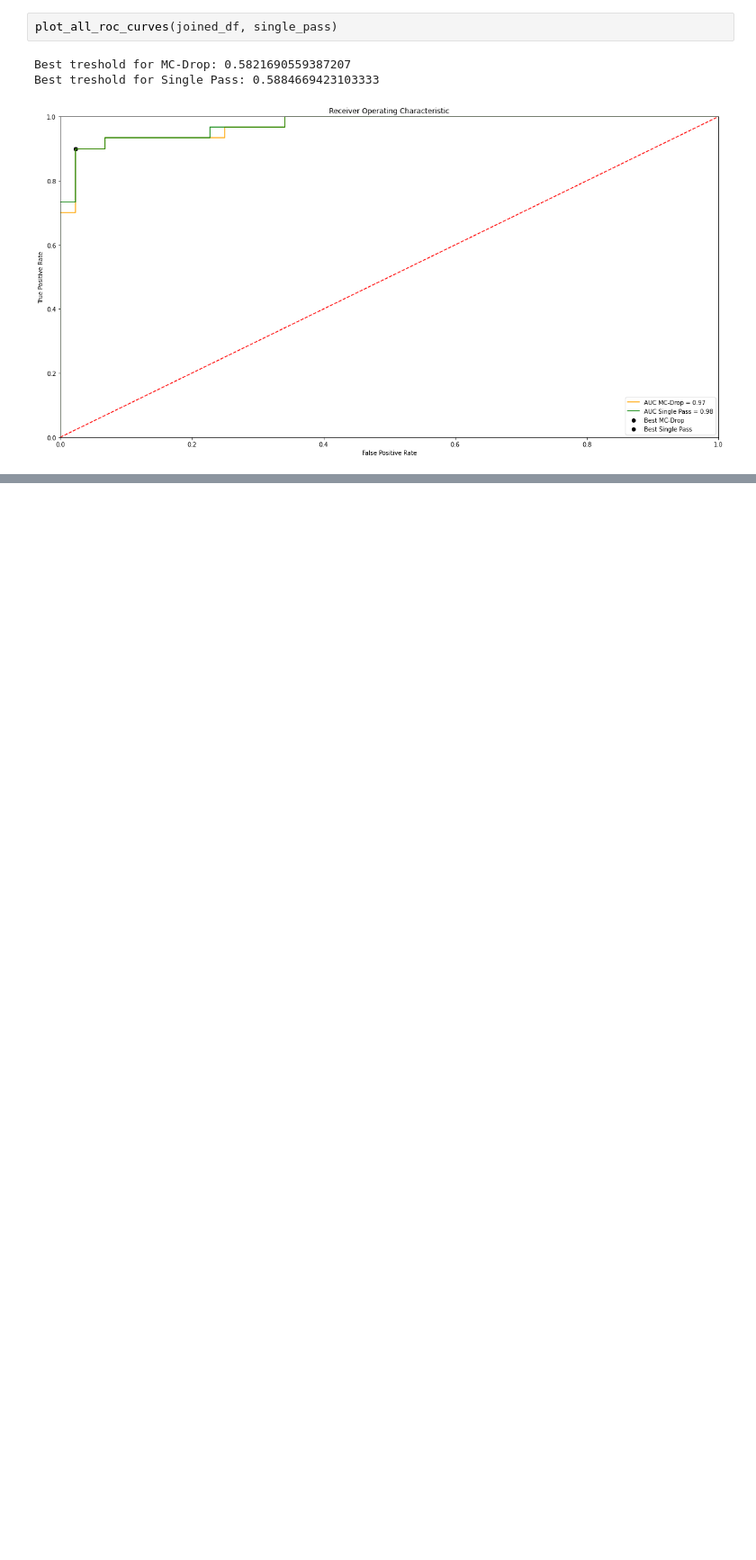
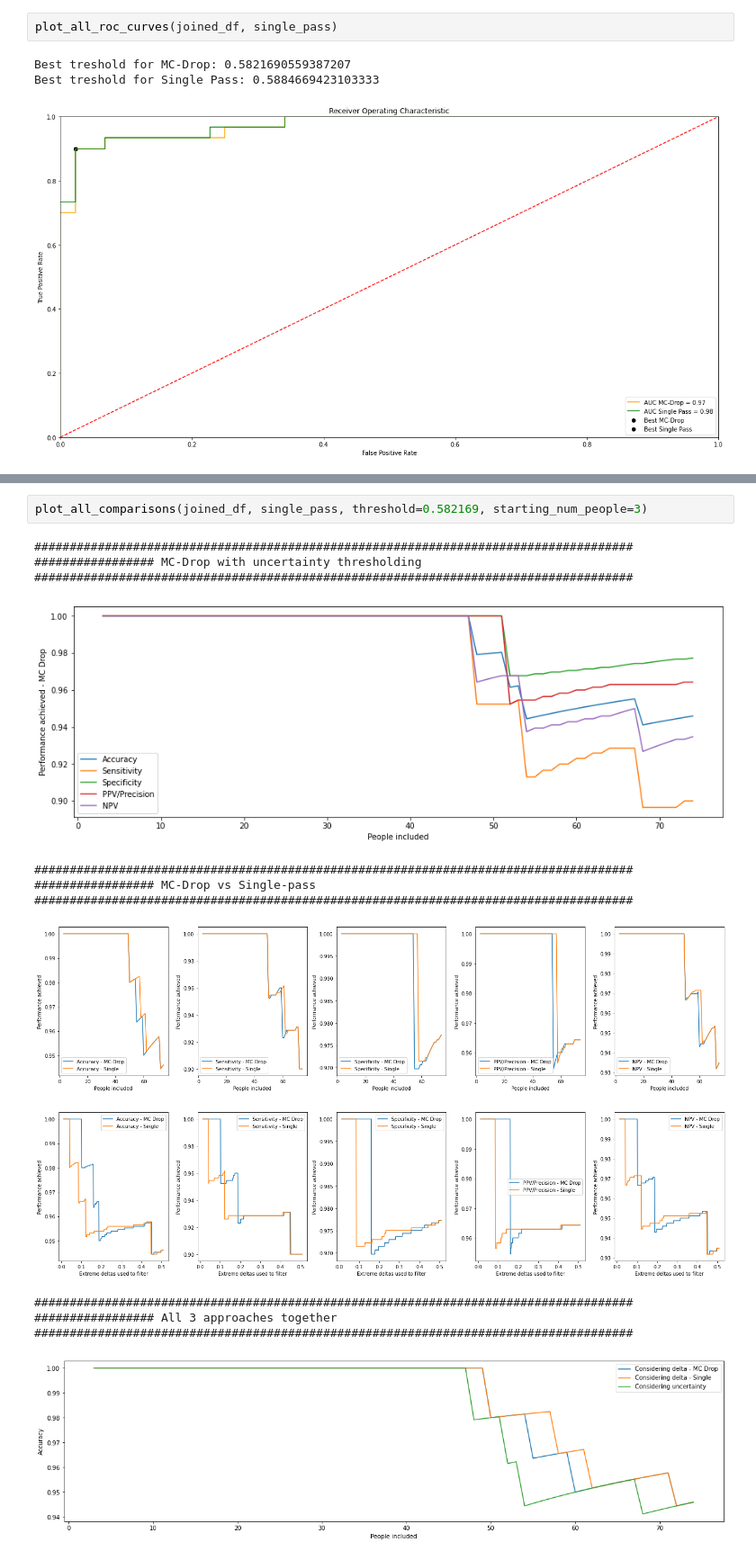
Before and after one commit to tighu20/adni_phenotypes, a Jupyter notebook: results/ADNI_test_Results.ipynb, the cells around one changed output, grey strips where cells are left out. Shown at 90% size. Saved outputs shown, nothing was run; the diff lists cells and outputs as text; blank space fills up the shorter version.

```diff
--- a/results/ADNI_test_Results.ipynb
+++ b/results/ADNI_test_Results.ipynb
@@ -357,0 +206,16 @@ plot_people_vs_var(npvs_delta_mc, npvs_delta_1, npvs, 'NPV')
+# %%
+plot_all_comparisons(joined_df, single_pass, threshold=0.582169, starting_num_people=3)
+# %% [output]
+#####################################################################################
+################# MC-Drop with uncertainty thresholding
+#####################################################################################
+[figure, added]
+#####################################################################################
+################# MC-Drop vs Single-pass
+#####################################################################################
+[figure, added]
+[figure, added]
+#####################################################################################
+################# All 3 approaches together
+#####################################################################################
+[figure, added]
```
Also changed, not shown: parts of 32 cells of this notebook, 3 other files.
